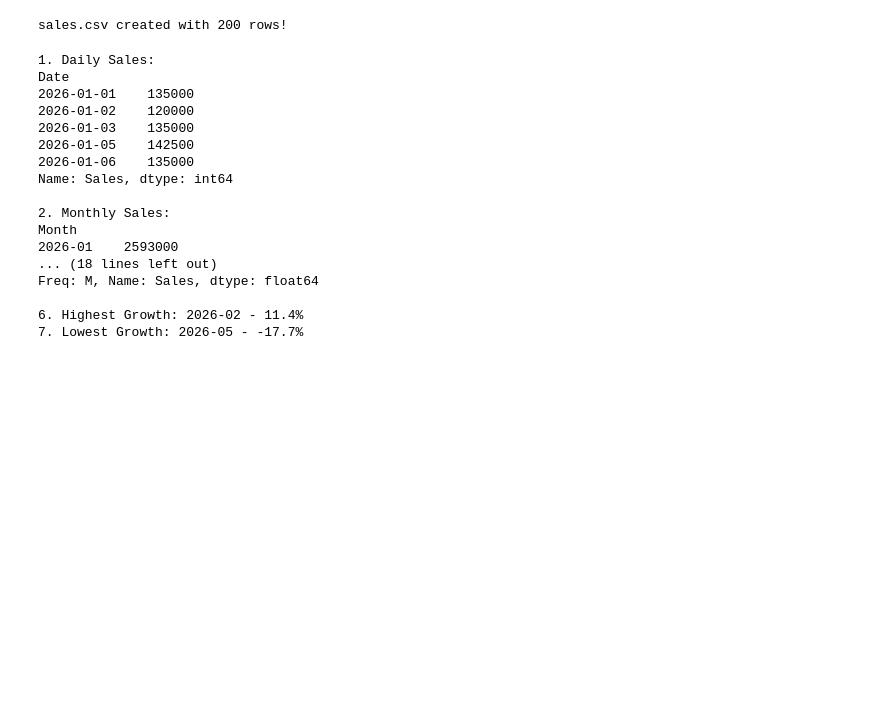
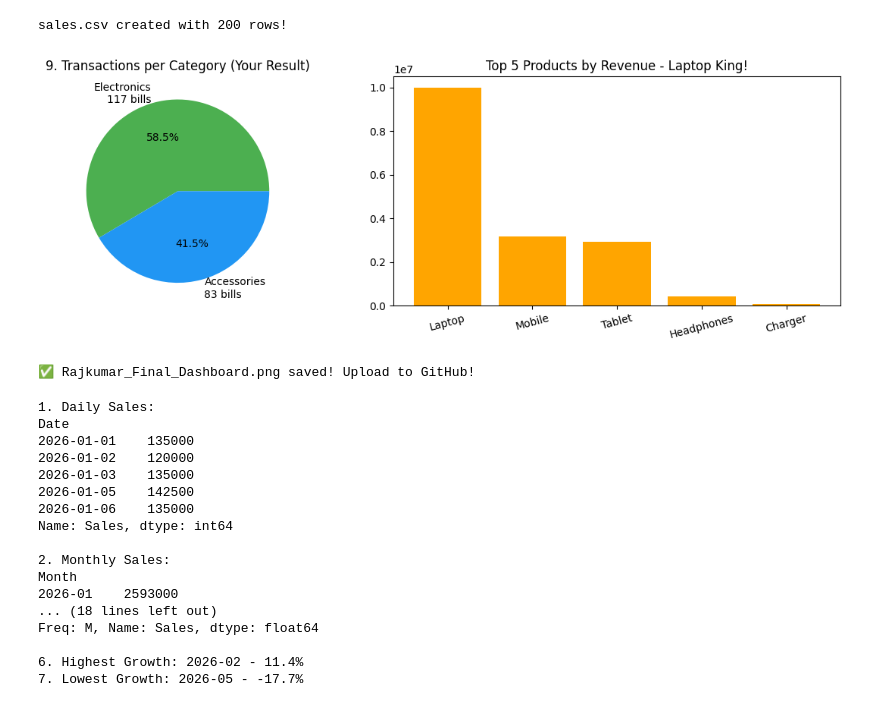
Before and after one commit to rajkumar9034765722-cmyk/sales-analysis-1.66cr-mandi, a Jupyter notebook: Rajkumar_Sales_Analysis_Mand.ipynb, the cells around one changed output. Cells and saved outputs as stored; diff of their text form; code cells hidden in the pictures; blank space fills up the shorter version.

Commit message:
Mandi Dabwali  Rs 1.66Cr Analysis - All 8 Tasks + 3 Charts Done

```diff
--- a/Rajkumar_Sales_Analysis_Mand.ipynb
+++ b/Rajkumar_Sales_Analysis_Mand.ipynb
@@ -20,6 +22,31 @@ df.to_csv('sales.csv', index=False)
 print("sales.csv created with 200 rows!")
 # %% [output]
 sales.csv created with 200 rows!
+# %%
+import matplotlib.pyplot as plt
+
+# Your actual results
+labels = ['Electronics\n117 bills', 'Accessories\n83 bills']
+sizes = [117, 83]
+products = ['Laptop','Mobile','Tablet','Headphones','Charger']
+revenue = [10000000, 3160000, 2940000, 418000, 95000]
+
+fig, ax = plt.subplots(1,2, figsize=(12,4))
+
+ax[0].pie(sizes, labels=labels, autopct='%1.1f%%', colors=['#4CAF50','#2196F3'])
+ax[0].set_title('9. Transactions per Category (Your Result)')
+
+ax[1].bar(products, revenue, color='orange')
+ax[1].set_title('Top 5 Products by Revenue - Laptop King!')
+ax[1].tick_params(axis='x', rotation=15)
+
+plt.tight_layout()
+plt.savefig('Rajkumar_Final_Dashboard.png', dpi=300)
+plt.show()
+print("✅ Rajkumar_Final_Dashboard.png saved! Upload to GitHub!")
+# %% [output]
+[figure, added]
+✅ Rajkumar_Final_Dashboard.png saved! Upload to GitHub!
 # %%
 import pandas as pd
 import matplotlib.pyplot as plt
```
Also changed, not shown: parts of 1 cell of this notebook.
